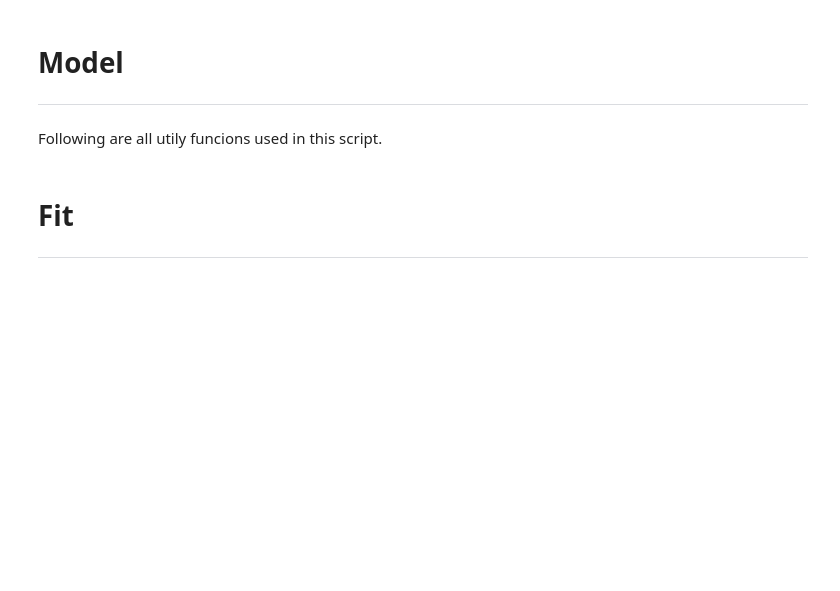
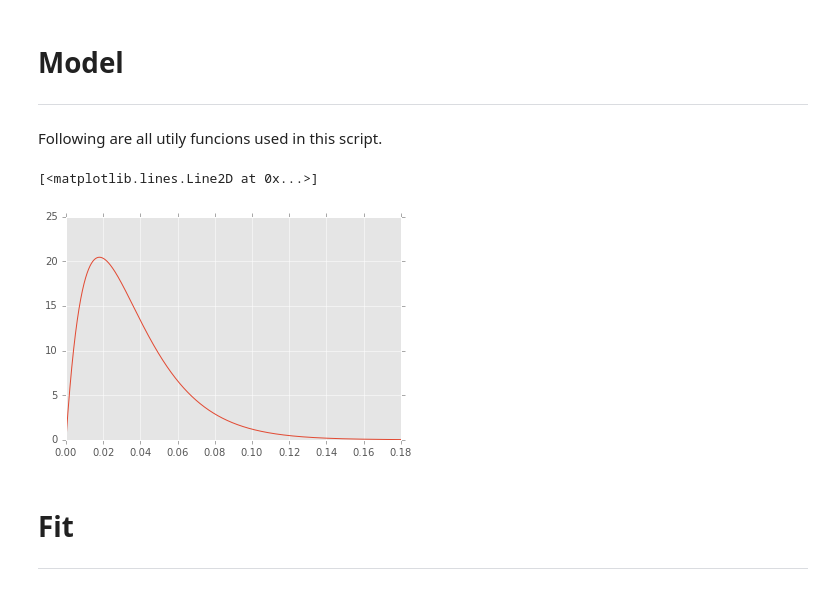
Before and after one commit to mbeyeler/pulse2percept, a Jupyter notebook: examples/notebooks/2.0-cai2011.ipynb, the cells around one changed output. Drawn from its saved outputs; the diff is of its cells as text; code cells hidden in the pictures; blank space fills up the shorter version.

```diff
--- a/examples/notebooks/2.0-cai2011.ipynb
+++ b/examples/notebooks/2.0-cai2011.ipynb
@@ -45,2 +63,10 @@ Following are all utily funcions used in this script.
+# %%
+t = np.arange(0, 10 * 18.0 / 1000, 5e-6)
+gamma_gcl = e2cm.gamma(2, 18.0 / 1000, t)
+gamma_gcl /= np.trapz(gamma_gcl, dx=5e-6)
+plt.plot(t, gamma_gcl)
+# %% [output]
+[<matplotlib.lines.Line2D at 0x...>]
+[figure, added]
 # %%
 class GanglionCell(object):
```
Also changed, not shown: parts of 10 cells of this notebook, 6 other files.
